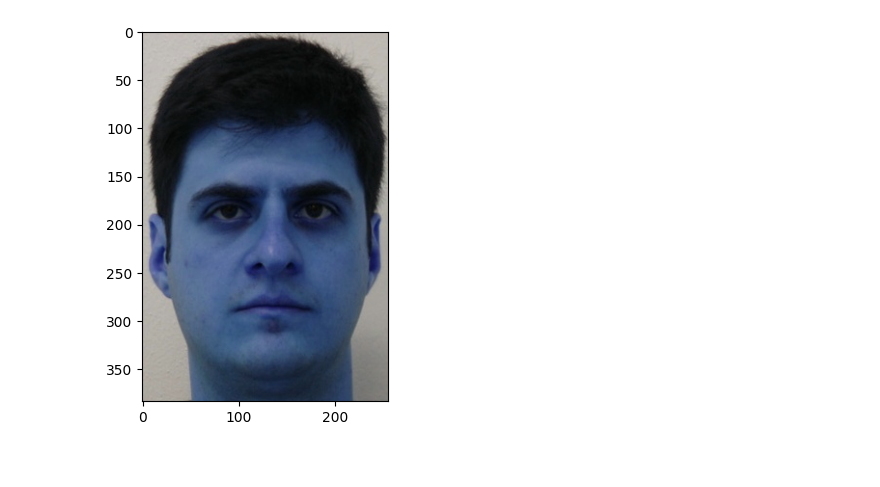
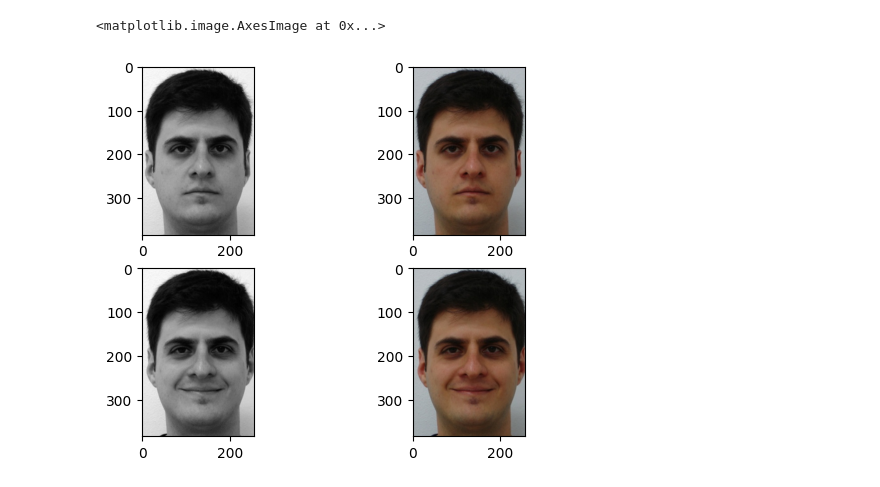
Before and after one commit to LeonardoKomura/PSI3472, a Jupyter notebook: EP1/ep1.ipynb, the cells around one changed output. Saved outputs shown, nothing was run; the diff lists cells and outputs as text; code cells hidden in the pictures.

Commit message:
ep1dados processados

```diff
--- a/EP1/ep1.ipynb
+++ b/EP1/ep1.ipynb
@@ -22,6 +22,7 @@ import cv2
 #print("Descompactando arquivos novos de",nomeArq)
 #os.system("unzip -u "+nomeArq
 # %%
+# Funções de leitura das imagens e criação dos tensores de dados
 def readTrain():
     n = 150
     rows = 384
@@ -71,19 +72,27 @@ def readTest():
         bc = "Images/" + str(i+1) + "bc" + "." + "jpg"
         bl = "Images/" + str(i+1) + "bl" + "." + "jpg"
 
-        QY[k,:,:] = cv2.imread(ac,cv2.IMREAD_COLOR)
+        QY[k,:,:,:] = cv2.imread(ac,cv2.IMREAD_COLOR)
         QX[k,:,:] = cv2.imread(al,cv2.IMREAD_GRAYSCALE)
-        QY[k+1,:,:] = cv2.imread(bc,cv2.IMREAD_COLOR)
+        QY[k+1,:,:,:] = cv2.imread(bc,cv2.IMREAD_COLOR)
         QX[k+1,:,:] = cv2.imread(bl,cv2.IMREAD_GRAYSCALE)
 
         k = k+2
 
     return QX, QY
-# %%
-AX, AY = readTrain()
-QX, QY = readTest()
-
-imgplot = plt.imshow(AY[0])
-plt.show()
-# %% [output]
-[figure, removed]
+# %%
+# Realizando a leitura das imagens
+AX, AY = readTrain()
+QX, QY = readTest()
+
+# Imprimindo as imagens para verficação
+fig, axs = plt.subplots(2, 2)
+axs[0,0].imshow(AX[0], cmap='gray')
+rgb=cv2.cvtColor(AY[0], cv2.COLOR_BGR2RGB)
+axs[0,1].imshow(rgb)
+axs[1,0].imshow(AX[1], cmap='gray')
+rgb1=cv2.cvtColor(AY[1], cv2.COLOR_BGR2RGB)
+axs[1,1].imshow(rgb1)
+# %% [output]
+<matplotlib.image.AxesImage at 0x...>
+[figure, added]
```
Also changed, not shown: parts of 1 cell of this notebook, 1 other file.
